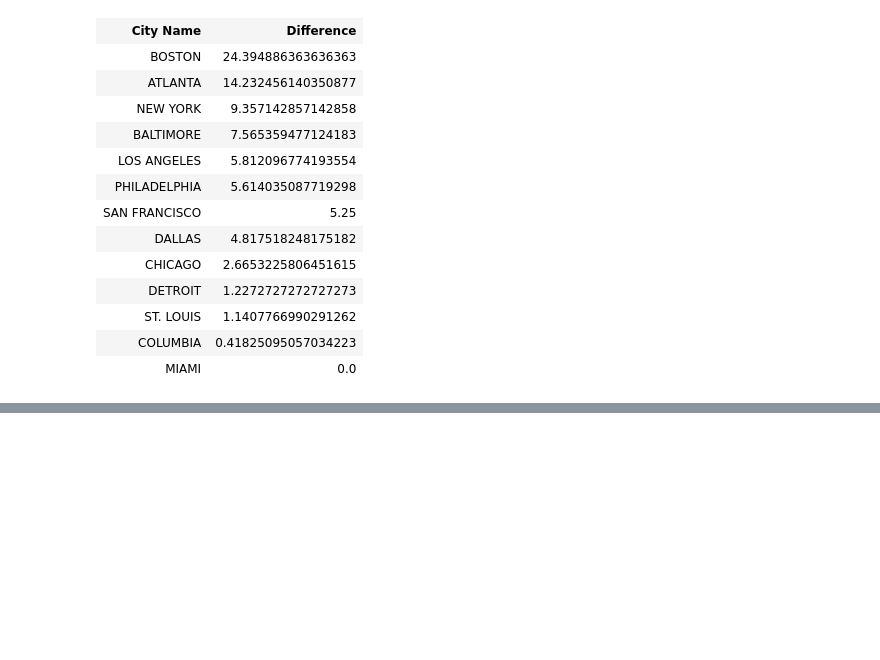
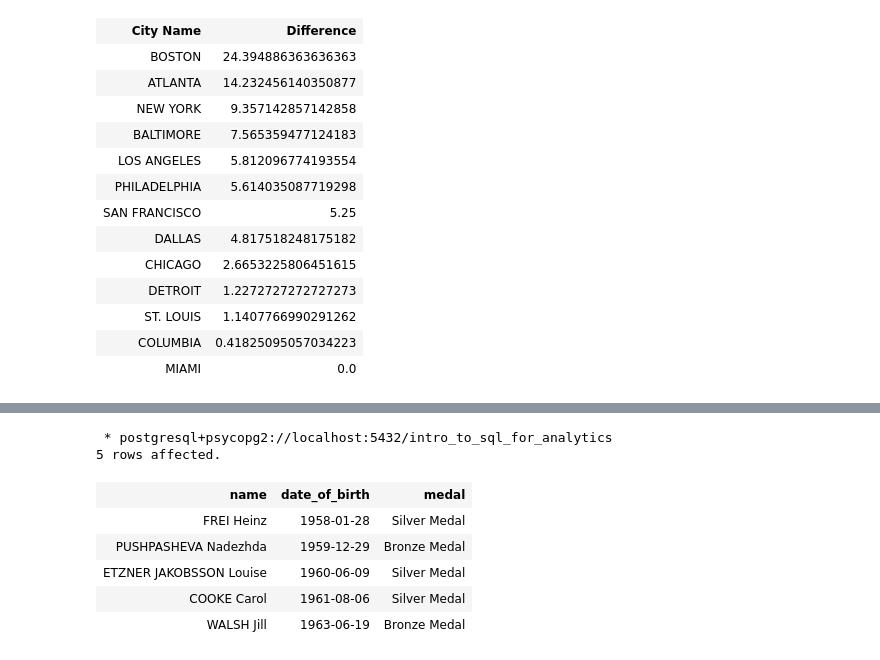
Before and after one commit to ilhaam-start/data_processing_and_analysis_with_sql, a Jupyter notebook: sql_bites/notebooks/sql_kickoff.ipynb, the cells around one changed output, grey strips where cells are left out. Cells and saved outputs as stored; diff of their text form; code cells hidden in the pictures; blank space fills up the shorter version.

```diff
--- a/sql_bites/notebooks/sql_kickoff.ipynb
+++ b/sql_bites/notebooks/sql_kickoff.ipynb
@@ -742,0 +793,17 @@ ORDER BY "Difference" DESC
+# %%
+%%sql
+
+SELECT athletes.name, athletes.date_of_birth, medals.medal
+FROM athletes INNER JOIN medals
+ON athletes.name = medals.name AND athletes.sport = medals.sport
+ORDER BY athletes.date_of_birth
+LIMIT 5;
+# %% [output]
+ * postgresql+psycopg2://localhost:5432/intro_to_sql_for_analytics
+5 rows affected.
+| name | date_of_birth | medal |
+| FREI Heinz | 1958-01-28 | Silver Medal |
+| PUSHPASHEVA Nadezhda | 1959-12-29 | Bronze Medal |
+| ETZNER JAKOBSSON Louise | 1960-06-09 | Silver Medal |
+| COOKE Carol | 1961-08-06 | Silver Medal |
+| WALSH Jill | 1963-06-19 | Bronze Medal |
```
Also changed, not shown: parts of 7 cells of this notebook.
